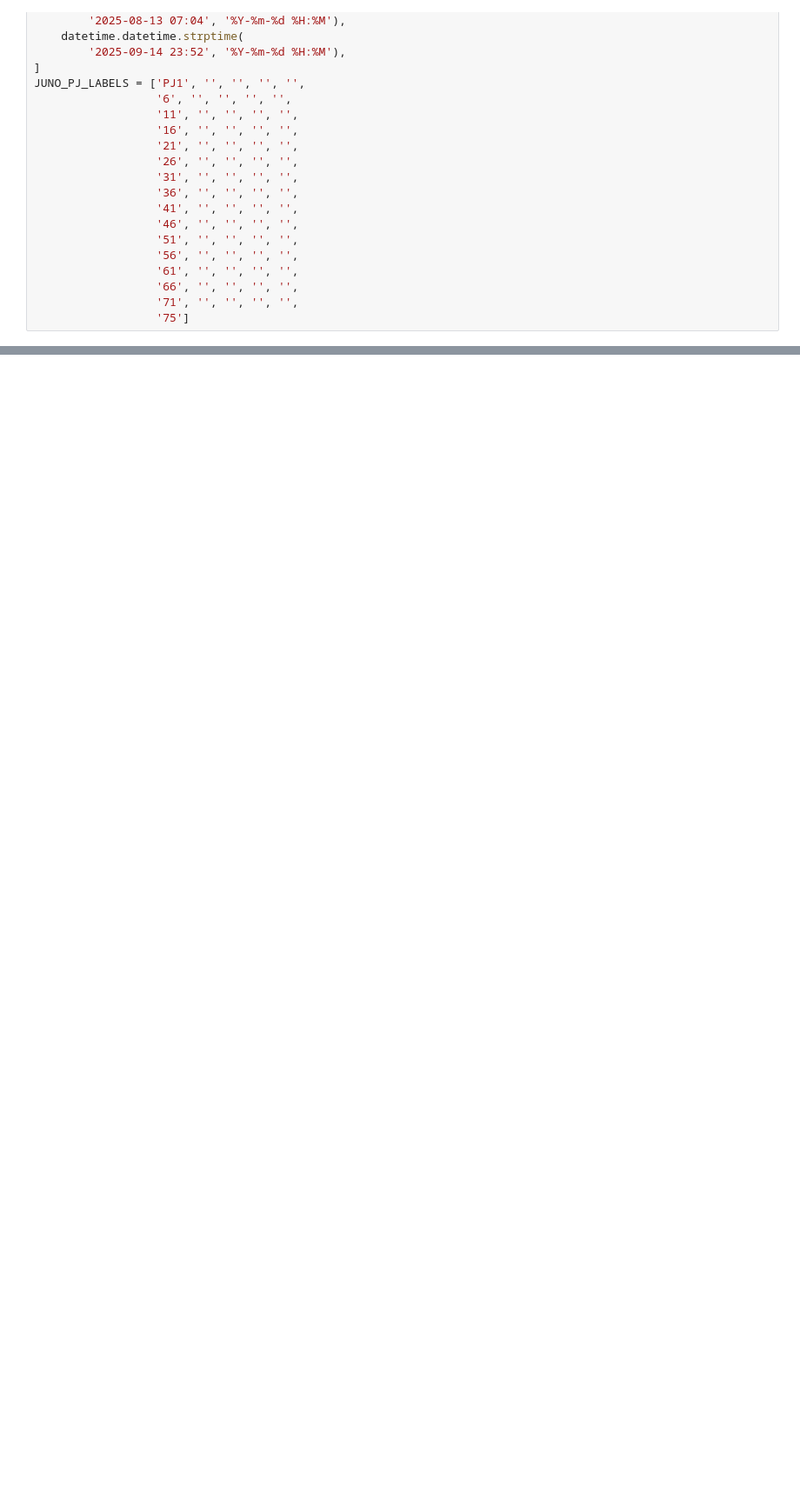
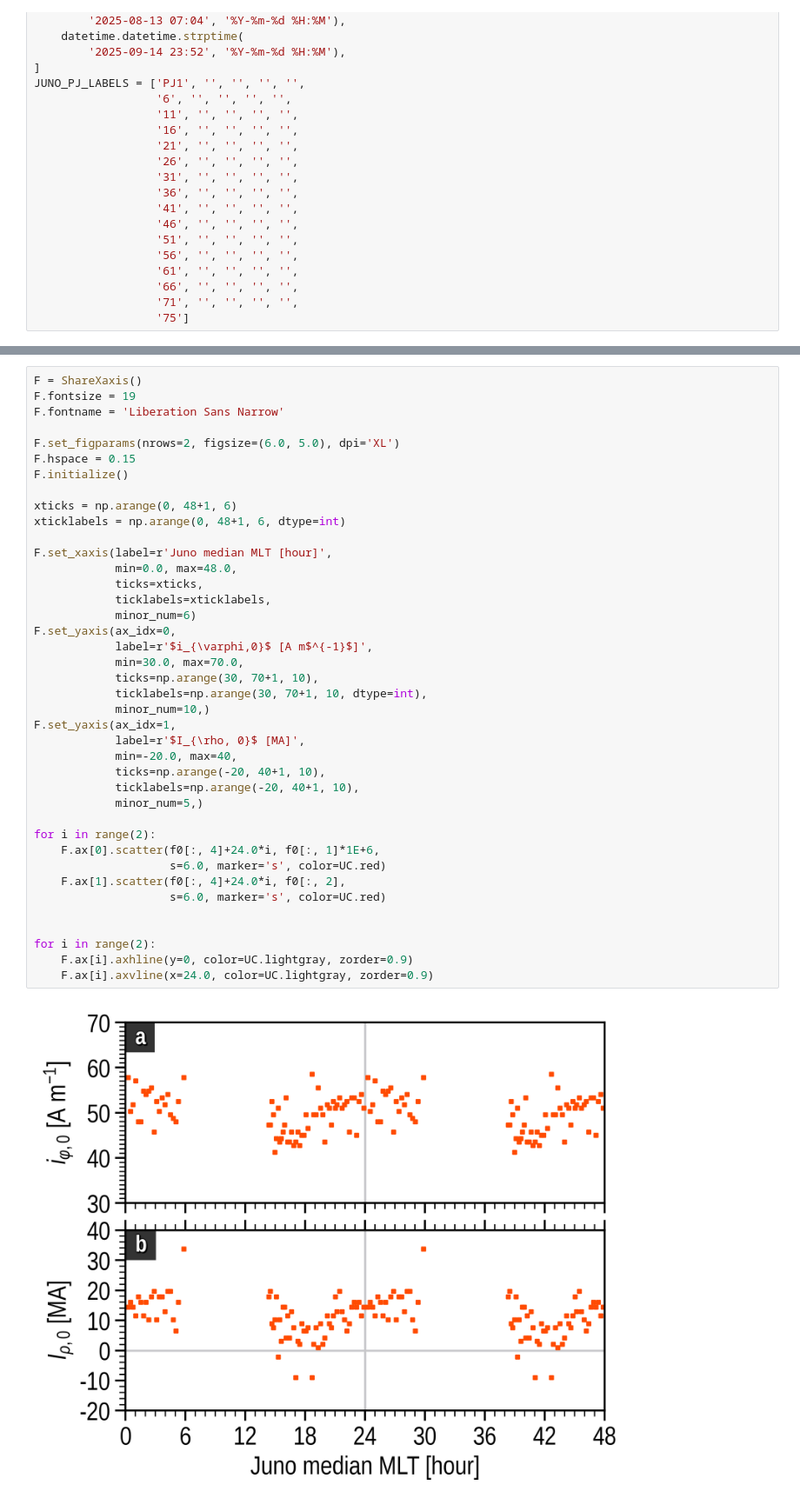
Before and after one commit to ShinnosukeSatoh/NewCurrentSheetModel, a Jupyter notebook: MAG_currentsheet_rms_3.ipynb, the cells around one changed output, grey strips where cells are left out. Shown at 87% size. Drawn from its saved outputs; the diff is of its cells as text; blank space fills up the shorter version.

```diff
--- a/MAG_currentsheet_rms_3.ipynb
+++ b/MAG_currentsheet_rms_3.ipynb
@@ -372,0 +375,42 @@ plt.close()
+# %%
+F = ShareXaxis()
+F.fontsize = 19
+F.fontname = 'Liberation Sans Narrow'
+
+F.set_figparams(nrows=2, figsize=(6.0, 5.0), dpi='XL')
+F.hspace = 0.15
+F.initialize()
+
+xticks = np.arange(0, 48+1, 6)
+xticklabels = np.arange(0, 48+1, 6, dtype=int)
+
+F.set_xaxis(label=r'Juno median MLT [hour]',
+            min=0.0, max=48.0,
+            ticks=xticks,
+            ticklabels=xticklabels,
+            minor_num=6)
+F.set_yaxis(ax_idx=0,
+            label=r'$i_{\varphi,0}$ [A m$^{-1}$]',
+            min=30.0, max=70.0,
+            ticks=np.arange(30, 70+1, 10),
+            ticklabels=np.arange(30, 70+1, 10, dtype=int),
+            minor_num=10,)
+F.set_yaxis(ax_idx=1,
+            label=r'$I_{\rho, 0}$ [MA]',
+            min=-20.0, max=40,
+            ticks=np.arange(-20, 40+1, 10),
+            ticklabels=np.arange(-20, 40+1, 10),
+            minor_num=5,)
+
+for i in range(2):
+    F.ax[0].scatter(f0[:, 4]+24.0*i, f0[:, 1]*1E+6,
+                    s=6.0, marker='s', color=UC.red)
+    F.ax[1].scatter(f0[:, 4]+24.0*i, f0[:, 2],
+                    s=6.0, marker='s', color=UC.red)
+
+
+for i in range(2):
+    F.ax[i].axhline(y=0, color=UC.lightgray, zorder=0.9)
+    F.ax[i].axvline(x=24.0, color=UC.lightgray, zorder=0.9)
+# %% [output]
+[figure, added]
```
Also changed, not shown: parts of 2 cells of this notebook, 5 other files.
